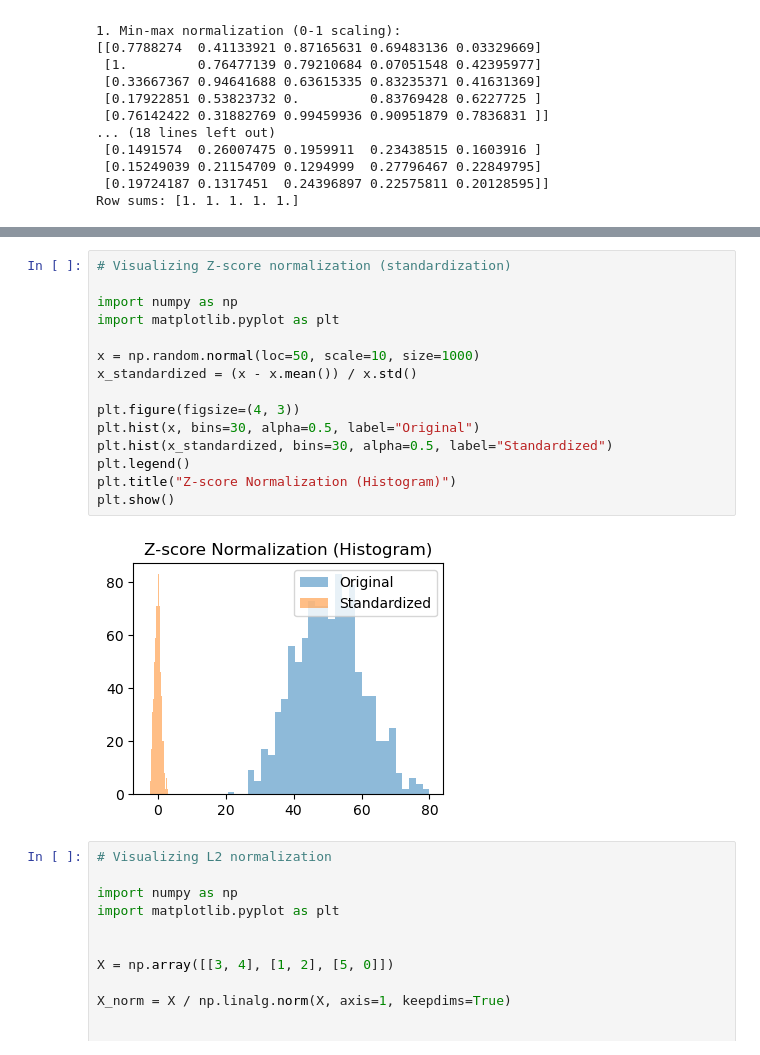
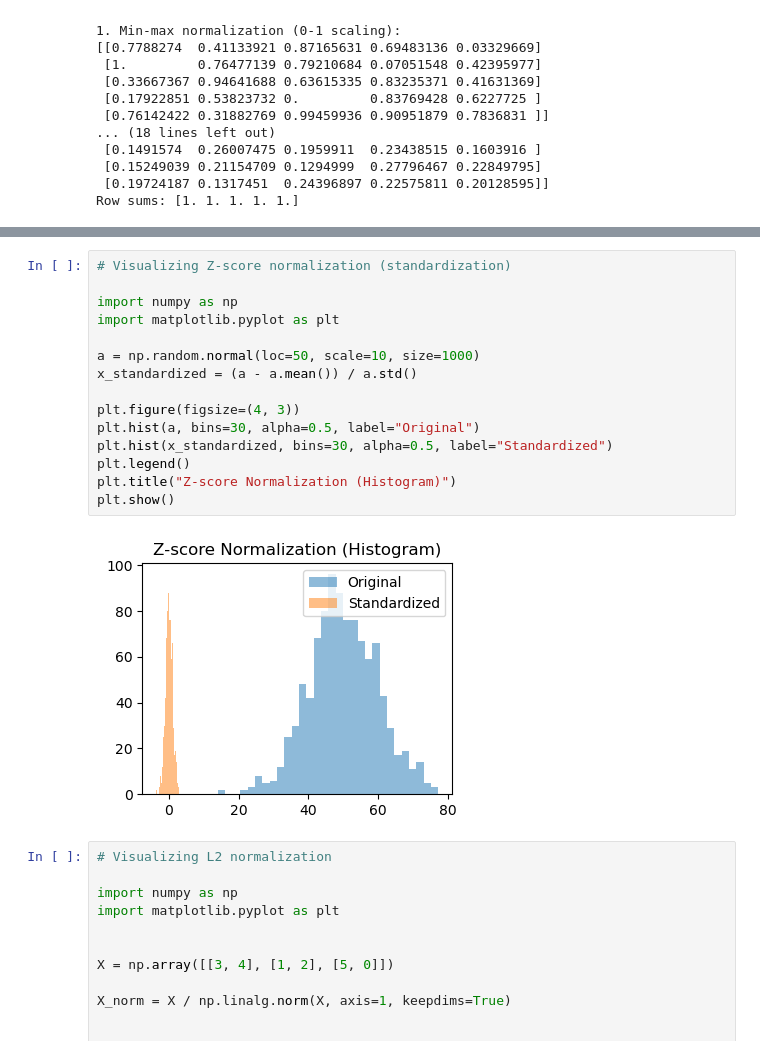
Before and after one commit to lzblack/numpy-100, a Jupyter notebook: 100_Numpy_exercises.ipynb, the cells around one changed output, grey strips where cells are left out. Cells and saved outputs as stored; diff of their text form.

```diff
--- a/100_Numpy_exercises.ipynb
+++ b/100_Numpy_exercises.ipynb
@@ -568,20 +566,20 @@ plt.show()
 # %%
 # Visualizing Z-score normalization (standardization)
 
 import numpy as np
 import matplotlib.pyplot as plt
 
-x = np.random.normal(loc=50, scale=10, size=1000)
-x_standardized = (x - x.mean()) / x.std()
+a = np.random.normal(loc=50, scale=10, size=1000)
+x_standardized = (a - a.mean()) / a.std()
 
 plt.figure(figsize=(4, 3))
-plt.hist(x, bins=30, alpha=0.5, label="Original")
+plt.hist(a, bins=30, alpha=0.5, label="Original")
 plt.hist(x_standardized, bins=30, alpha=0.5, label="Standardized")
 plt.legend()
 plt.title("Z-score Normalization (Histogram)")
 plt.show()
 # %% [output]
-[figure, old version]
+[figure, new version]
 # %%
 # Visualizing L2 normalization
 
```
Also changed, not shown: parts of 16 cells of this notebook.
